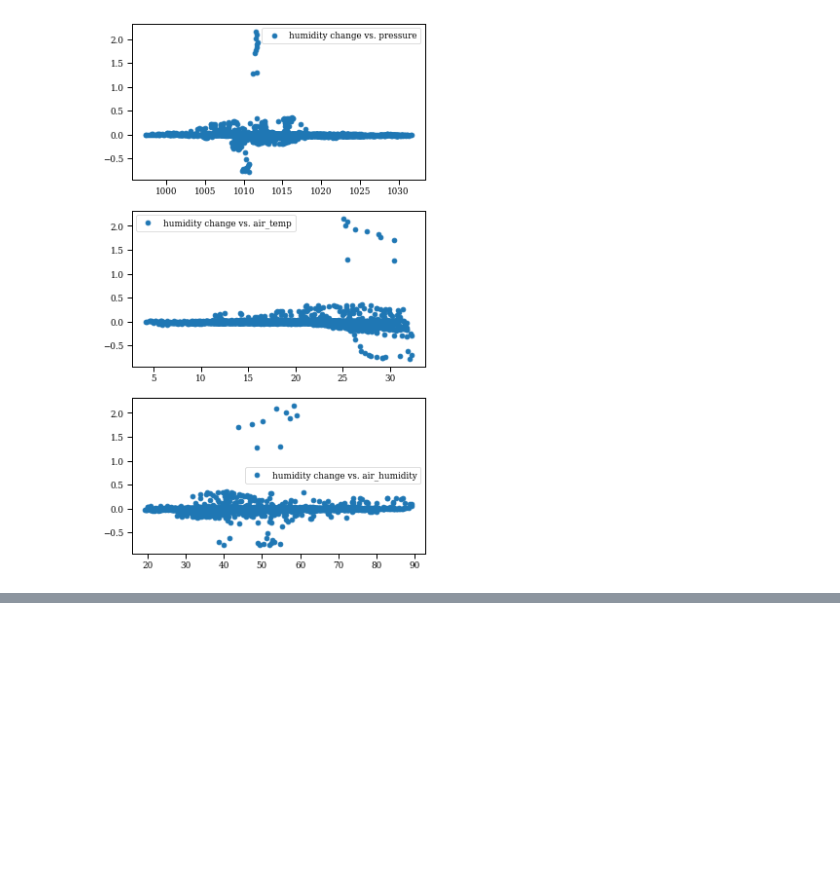
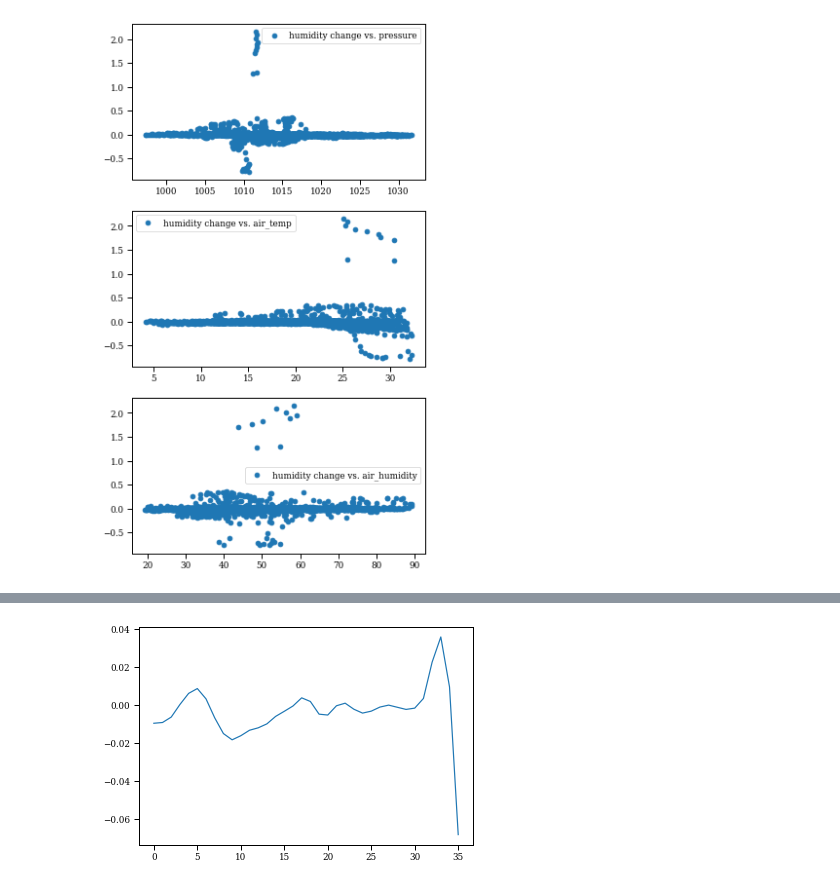
Before and after one commit to h-beacon/humidity-time-series, a Jupyter notebook: notebooks/01-humidity-change-vs-pressure.ipynb, the cells around one changed output, grey strips where cells are left out. Saved outputs shown, nothing was run; the diff lists cells and outputs as text; code cells hidden in the pictures; blank space fills up the shorter version.

```diff
--- a/notebooks/01-humidity-change-vs-pressure.ipynb
+++ b/notebooks/01-humidity-change-vs-pressure.ipynb
@@ -159,0 +225,3 @@ plt.show()
+# %%
+soil_humidity_t = holoborodko_diff(soil_humidity[::100], t[::100])
+soil_humidity_t
@@ -159,0 +237,5 @@ plt.show()
+# %%
+plt.plot(soil_humidity_t)
+plt.show()
+# %% [output]
+[figure, added]
```
Also changed, not shown: parts of 13 cells of this notebook, 2 other files.
